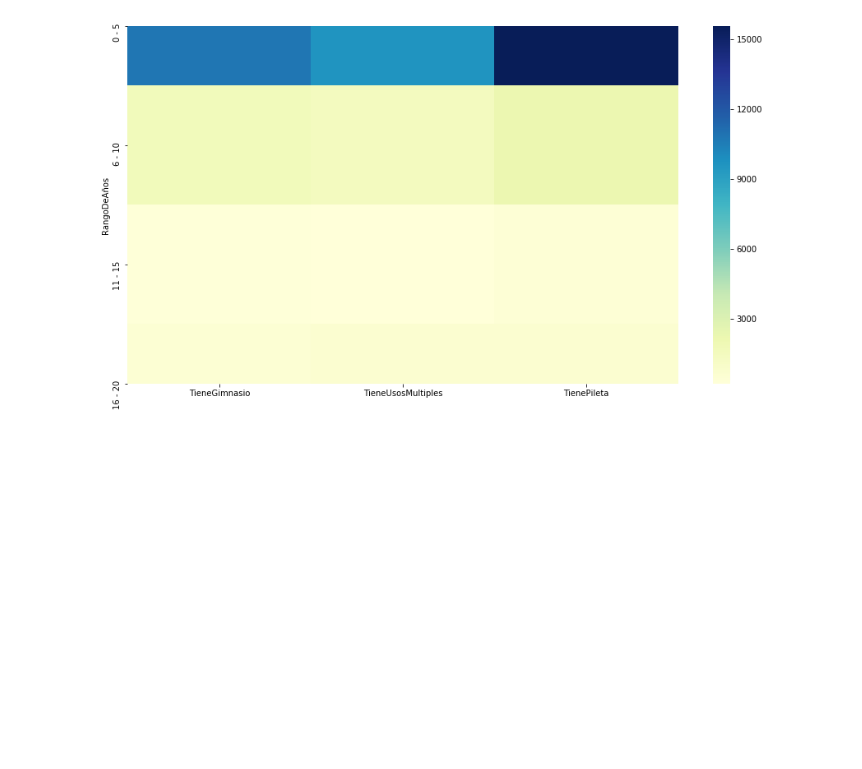
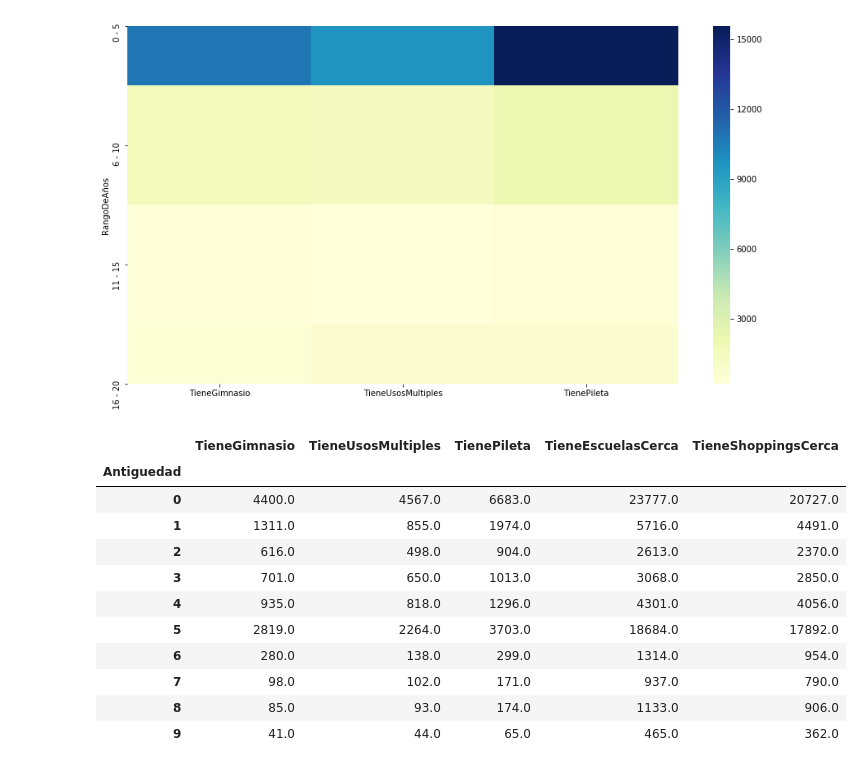
Before and after one commit to komod0/TPs-Org.Datos, a Jupyter notebook: tp1/nbfacundo.ipynb, the cells around one changed output. Cells and saved outputs as stored; diff of their text form; code cells hidden in the pictures; blank space fills up the shorter version.

```diff
--- a/tp1/nbfacundo.ipynb
+++ b/tp1/nbfacundo.ipynb
@@ -927,0 +938,15 @@ plot = sb.heatmap(df_comodidad_agrupada[['TieneGimnasio', 'TieneUsosMultiples',
+# %%
+df_comodidad_agrupada.head(10)
+# %% [output]
+|  | TieneGimnasio | TieneUsosMultiples | TienePileta | TieneEscuelasCerca | TieneShoppingsCerca |
+| Antiguedad |  |  |  |  |  |
+| 0 | 4400.0 | 4567.0 | 6683.0 | 23777.0 | 20727.0 |
+| 1 | 1311.0 | 855.0 | 1974.0 | 5716.0 | 4491.0 |
+| 2 | 616.0 | 498.0 | 904.0 | 2613.0 | 2370.0 |
+| 3 | 701.0 | 650.0 | 1013.0 | 3068.0 | 2850.0 |
+| 4 | 935.0 | 818.0 | 1296.0 | 4301.0 | 4056.0 |
+| 5 | 2819.0 | 2264.0 | 3703.0 | 18684.0 | 17892.0 |
+| 6 | 280.0 | 138.0 | 299.0 | 1314.0 | 954.0 |
+| 7 | 98.0 | 102.0 | 171.0 | 937.0 | 790.0 |
+| 8 | 85.0 | 93.0 | 174.0 | 1133.0 | 906.0 |
+| 9 | 41.0 | 44.0 | 65.0 | 465.0 | 362.0 |
```
Also changed, not shown: parts of 16 cells of this notebook.
